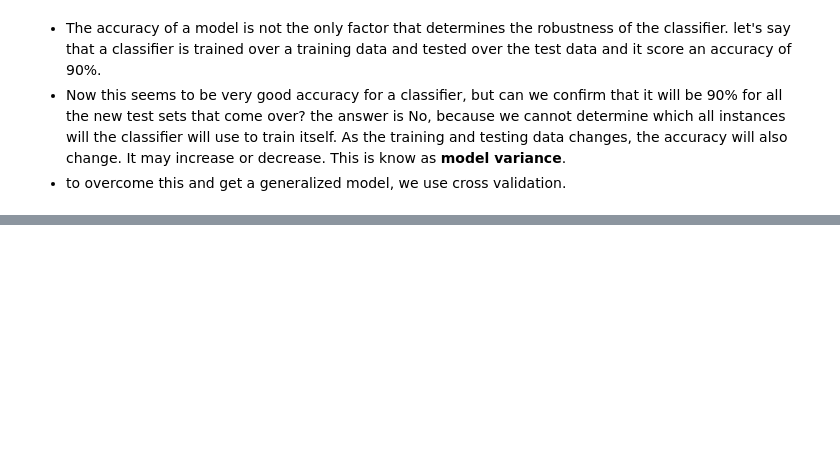
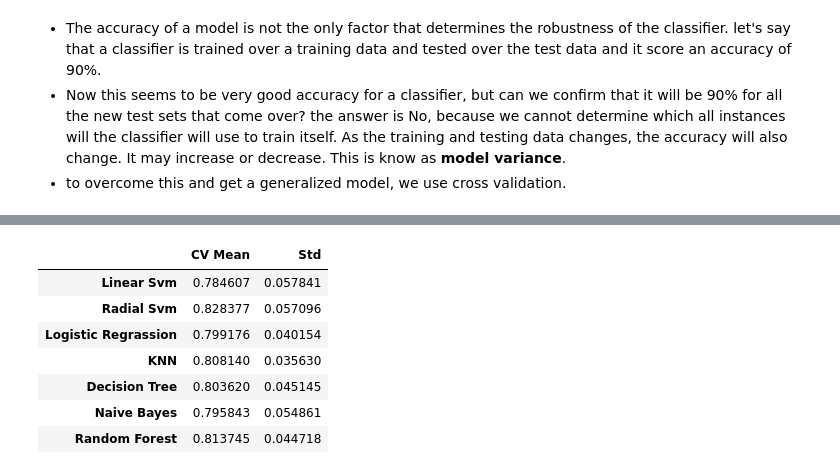
Before and after one commit to syi07030/NLP_study, a Jupyter notebook: Kaggle_BinaryClassification_TabularData/1.Titanic/EDA_to_prediction/EDA_to_Prediction(DieTanic)ipynb.ipynb, the cells around one changed output, grey strips where cells are left out. Cells and saved outputs as stored; diff of their text form; code cells hidden in the pictures; blank space fills up the shorter version.

```diff
--- a/Kaggle_BinaryClassification_TabularData/1.Titanic/EDA_to_prediction/EDA_to_Prediction(DieTanic)ipynb.ipynb
+++ b/Kaggle_BinaryClassification_TabularData/1.Titanic/EDA_to_prediction/EDA_to_Prediction(DieTanic)ipynb.ipynb
@@ -691,0 +697,30 @@ The Accuracy of the Random Forests is  0.8171641791044776
+# %%
+from sklearn.model_selection import KFold #for K-fold cross validation
+from sklearn.model_selection import cross_val_score #score evaluation
+from sklearn.model_selection import cross_val_predict #prediction
+########### shuffle=True
+kfold = KFold(n_splits=10,random_state=22,shuffle=True) #k=10, split the data into 10 equal parts
+xyz=[]
+accuracy=[]
+std=[]
+classifiers=['Linear Svm','Radial Svm','Logistic Regrassion','KNN','Decision Tree','Naive Bayes','Random Forest']
+models=[svm.SVC(kernel='linear'),svm.SVC(kernel='rbf'),LogisticRegression(),KNeighborsClassifier(n_neighbors=9),DecisionTreeClassifier(),GaussianNB(),RandomForestClassifier(n_estimators=100)]
+for i in models:
+  model = i
+  cv_result = cross_val_score(model,X,Y,cv=kfold,scoring='accuracy')
+  cv_result = cv_result
+  xyz.append(cv_result.mean())
+  std.append(cv_result.std())
+  accuracy.append(cv_result)
+new_models_dataframe2=pd.DataFrame({'CV Mean':xyz,'Std':std},index=classifiers)
+new_models_dataframe2
+#결과가 좀 많이 다른데
+# %% [output]
+|  | CV Mean | Std |
+| Linear Svm | 0.784607 | 0.057841 |
+| Radial Svm | 0.828377 | 0.057096 |
+| Logistic Regrassion | 0.799176 | 0.040154 |
+| KNN | 0.808140 | 0.035630 |
+| Decision Tree | 0.803620 | 0.045145 |
+| Naive Bayes | 0.795843 | 0.054861 |
+| Random Forest | 0.813745 | 0.044718 |
```
Also changed, not shown: parts of 23 cells of this notebook.
